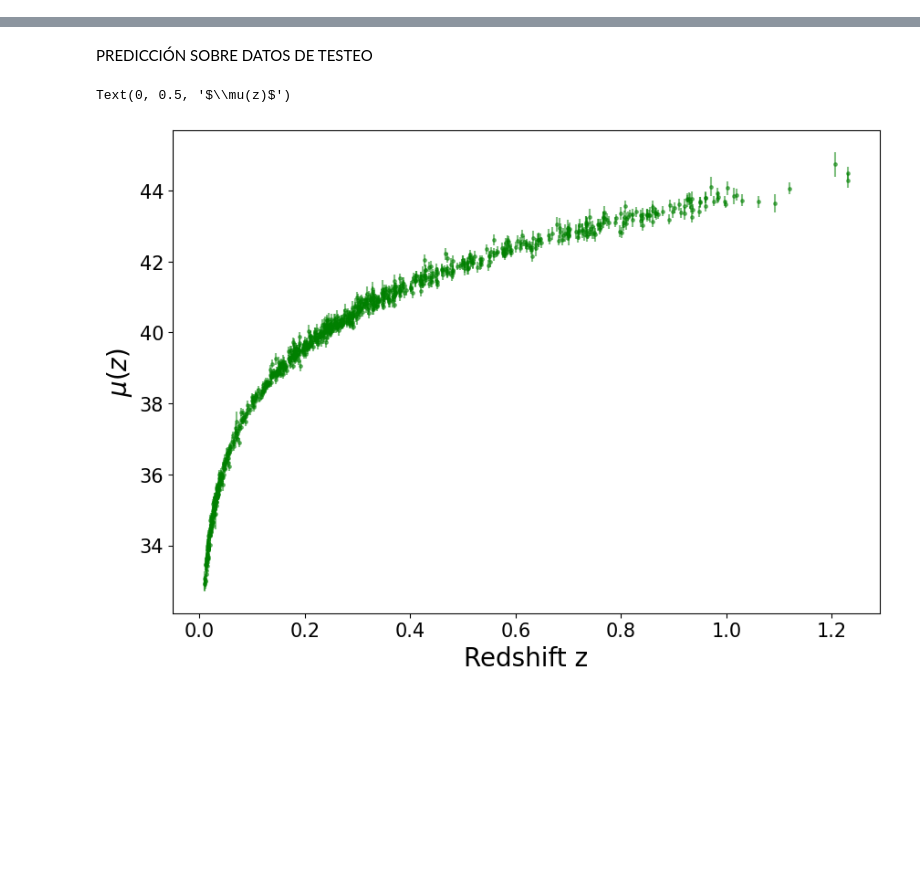
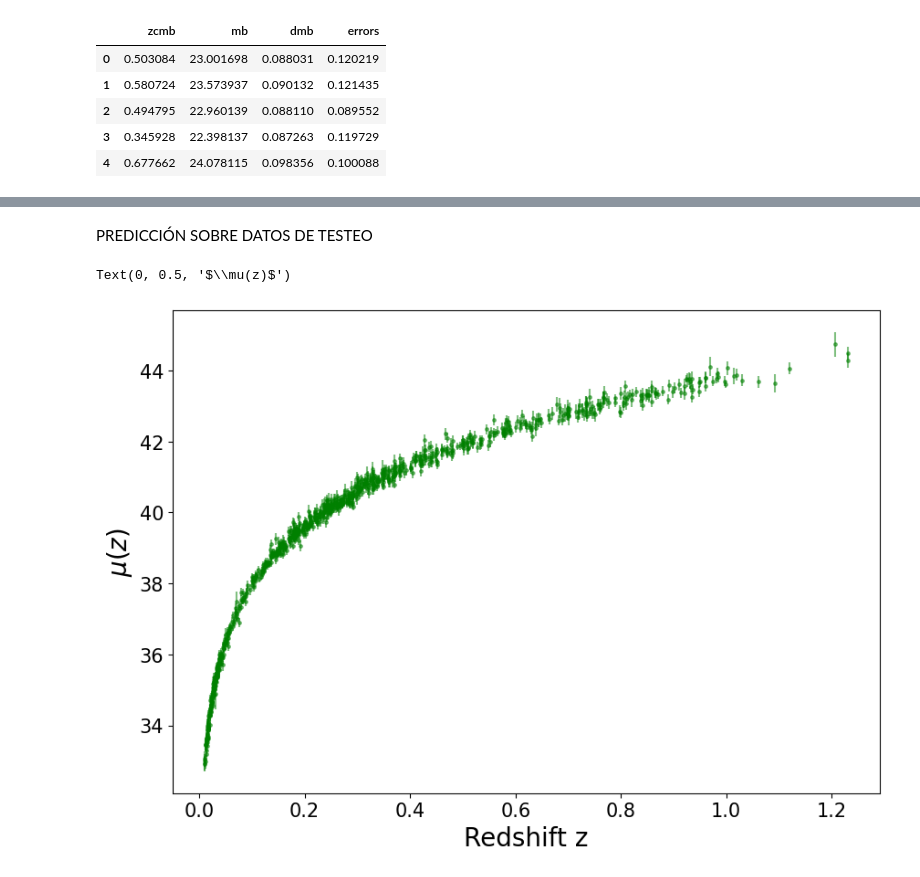
Before and after one commit to igomezv/SNIa_ML_regressions, a Jupyter notebook: models/09032022_MCDO_V2/ANN_Pantheon_09022_MCDOV3.ipynb, the cells around one changed output, grey strips where cells are left out. Cells and saved outputs as stored; diff of their text form; code cells hidden in the pictures; blank space fills up the shorter version.

```diff
--- a/models/09032022_MCDO_V2/ANN_Pantheon_09022_MCDOV3.ipynb
+++ b/models/09032022_MCDO_V2/ANN_Pantheon_09022_MCDOV3.ipynb
@@ -58,3 +64,12 @@ N = len(df.values)
+# %%
+df.head()
+# %% [output]
+|  | zcmb | mb | dmb | errors |
+| 0 | 0.503084 | 23.001698 | 0.088031 | 0.120219 |
+| 1 | 0.580724 | 23.573937 | 0.090132 | 0.121435 |
+| 2 | 0.494795 | 22.960139 | 0.088110 | 0.089552 |
+| 3 | 0.345928 | 22.398137 | 0.087263 | 0.119729 |
+| 4 | 0.677662 | 24.078115 | 0.098356 | 0.100088 |
 # %%
 plt.figure(figsize=(10, 7), dpi=100)
 plt.errorbar(df['zcmb'], df['mb']+19, df['errors'], fmt='g.', markersize=5, label='Observations', alpha=0.5)
```
Also changed, not shown: parts of 27 cells of this notebook.
